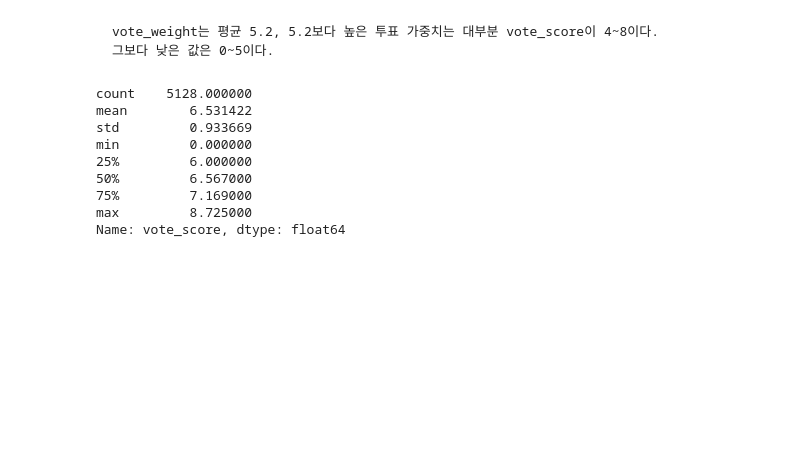
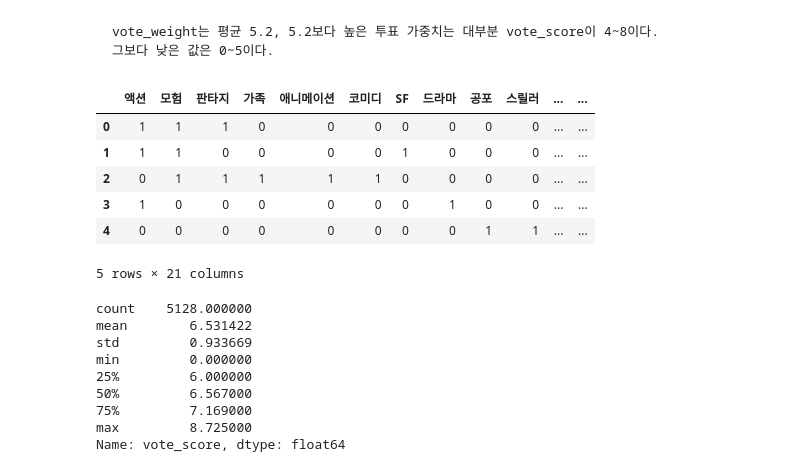
Before and after one commit to sky3085/ripple_ezen, a Jupyter notebook: ML/4.TMDBAnalysis.ipynb, the cells around one changed output. Drawn from its saved outputs; the diff is of its cells as text; code cells hidden in the pictures; blank space fills up the shorter version.

```diff
--- a/ML/4.TMDBAnalysis.ipynb
+++ b/ML/4.TMDBAnalysis.ipynb
@@ -230,4 +235,14 @@ plt.show()
 # %% [markdown]
 <pre>vote_weight는 평균 5.2, 5.2보다 높은 투표 가중치는 대부분 vote_score이 4~8이다.
 그보다 낮은 값은 0~5이다.</pre>
+# %%
+df.head(5)
+# %% [output]
+|  | 액션 | 모험 | 판타지 | 가족 | 애니메이션 | 코미디 | SF | 드라마 | 공포 | 스릴러 | ... | ... |
+| 0 | 1 | 1 | 1 | 0 | 0 | 0 | 0 | 0 | 0 | 0 | ... | ... |
+| 1 | 1 | 1 | 0 | 0 | 0 | 0 | 1 | 0 | 0 | 0 | ... | ... |
+| 2 | 0 | 1 | 1 | 1 | 1 | 1 | 0 | 0 | 0 | 0 | ... | ... |
+| 3 | 1 | 0 | 0 | 0 | 0 | 0 | 0 | 1 | 0 | 0 | ... | ... |
+| 4 | 0 | 0 | 0 | 0 | 0 | 0 | 0 | 0 | 1 | 1 | ... | ... |
+5 rows × 21 columns
 # %%
```
Also changed, not shown: parts of 10 cells of this notebook, 1 other file.
